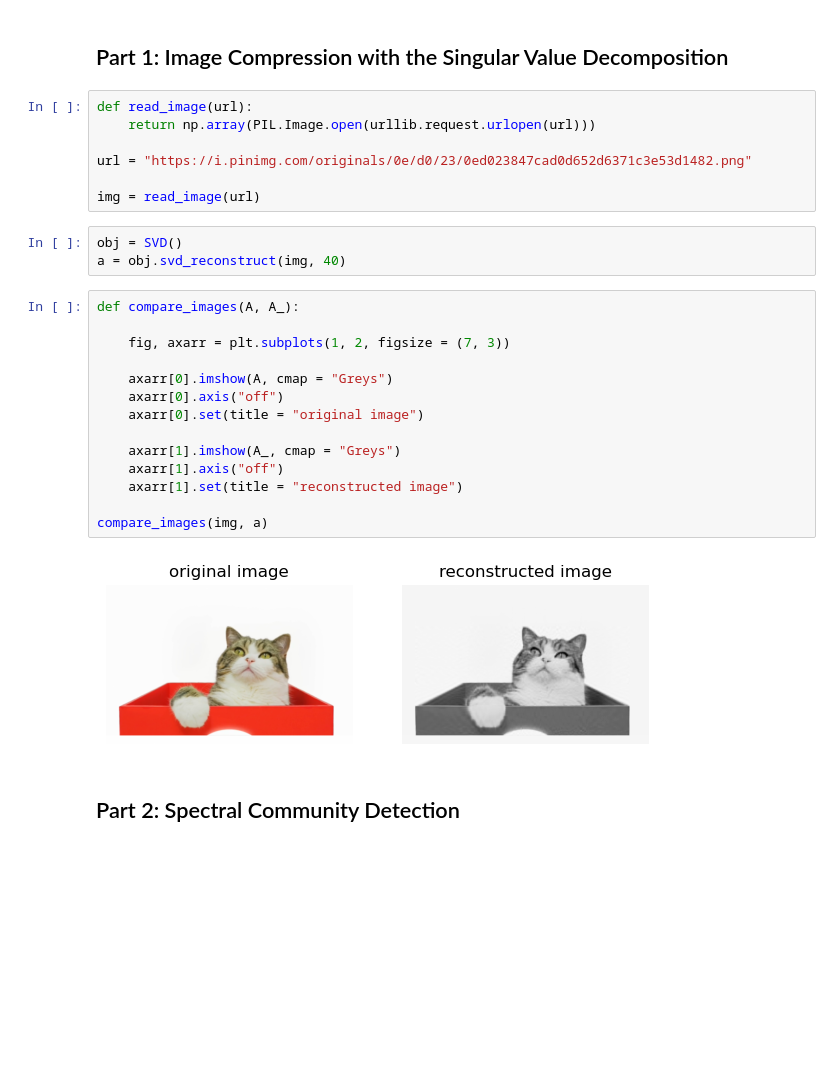
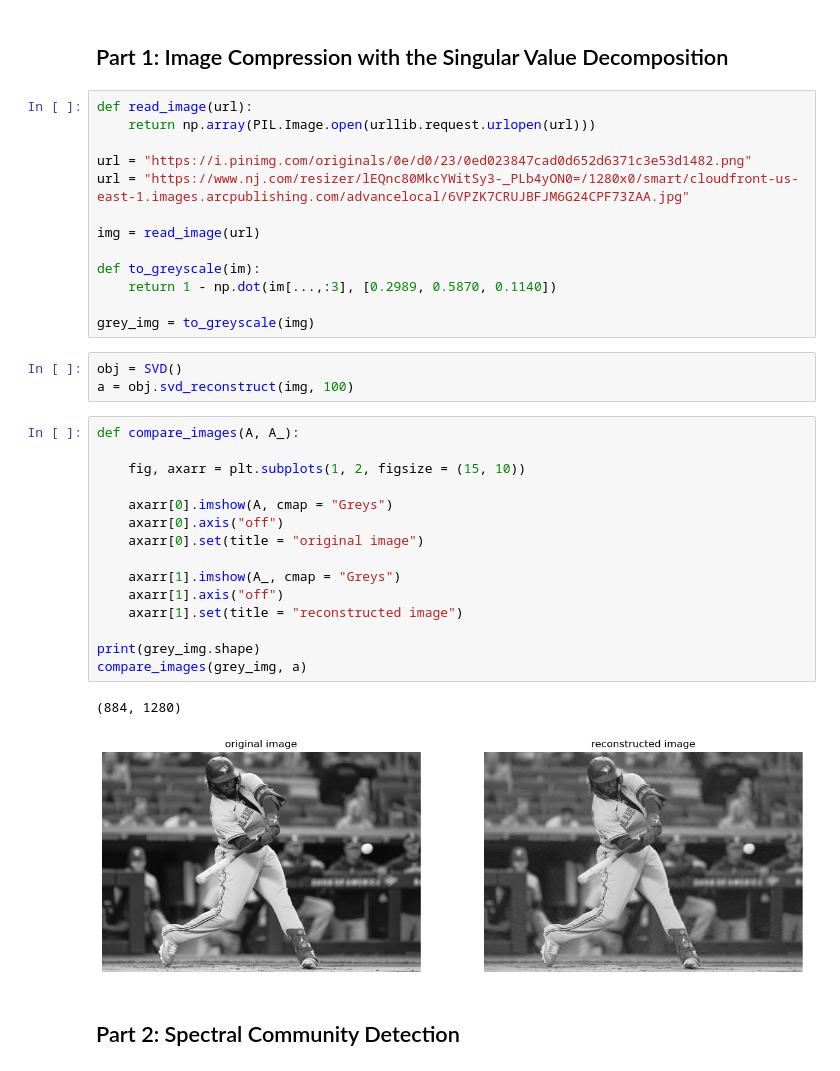
Before and after one commit to davidmbyrne/davidmbyrne.github.io, a Jupyter notebook: posts/unsupervised-learning/index.ipynb, the cells around one changed output. Saved outputs shown, nothing was run; the diff lists cells and outputs as text; blank space fills up the shorter version.

```diff
--- a/posts/unsupervised-learning/index.ipynb
+++ b/posts/unsupervised-learning/index.ipynb
@@ -24,26 +24,34 @@ def read_image(url):
     return np.array(PIL.Image.open(urllib.request.urlopen(url)))
 
 url = "https://i.pinimg.com/originals/0e/d0/23/0ed023847cad0d652d6371c3e53d1482.png"
+url = "https://www.nj.com/resizer/lEQnc80MkcYWitSy3-_PLb4yON0=/1280x0/smart/cloudfront-us-east-1.images.arcpublishing.com/advancelocal/6VPZK7CRUJBFJM6G24CPF73ZAA.jpg"
 
 img = read_image(url)
+
+def to_greyscale(im):
+    return 1 - np.dot(im[...,:3], [0.2989, 0.5870, 0.1140])
+
+grey_img = to_greyscale(img)
 # %%
 obj = SVD()
-a = obj.svd_reconstruct(img, 40)
+a = obj.svd_reconstruct(img, 100)
 # %%
 def compare_images(A, A_):
 
-    fig, axarr = plt.subplots(1, 2, figsize = (7, 3))
+    fig, axarr = plt.subplots(1, 2, figsize = (15, 10))
 
     axarr[0].imshow(A, cmap = "Greys")
     axarr[0].axis("off")
     axarr[0].set(title = "original image")
 
     axarr[1].imshow(A_, cmap = "Greys")
     axarr[1].axis("off")
     axarr[1].set(title = "reconstructed image")
 
-compare_images(img, a)
+print(grey_img.shape)
+compare_images(grey_img, a)
 # %% [output]
+(884, 1280)
-[figure, old version]
+[figure, new version]
 # %% [markdown]
 ## Part 2: Spectral Community Detection
```
Also changed, not shown: parts of 4 cells of this notebook, 3 other files.
